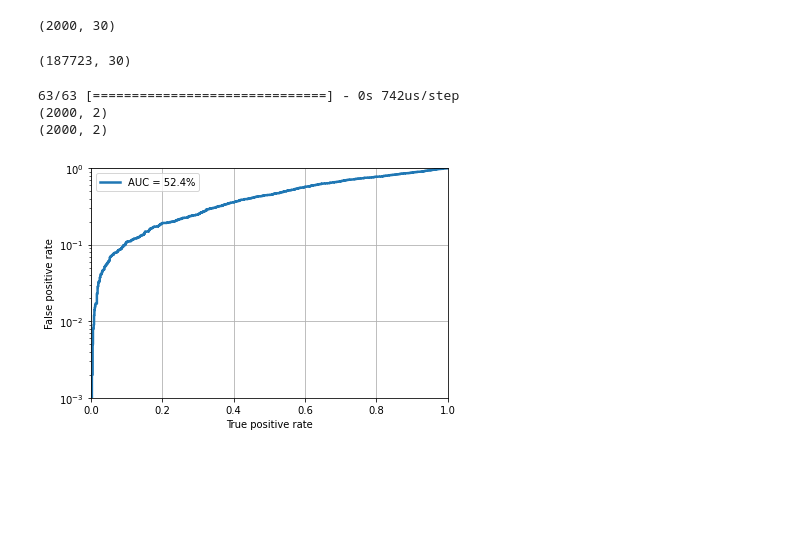
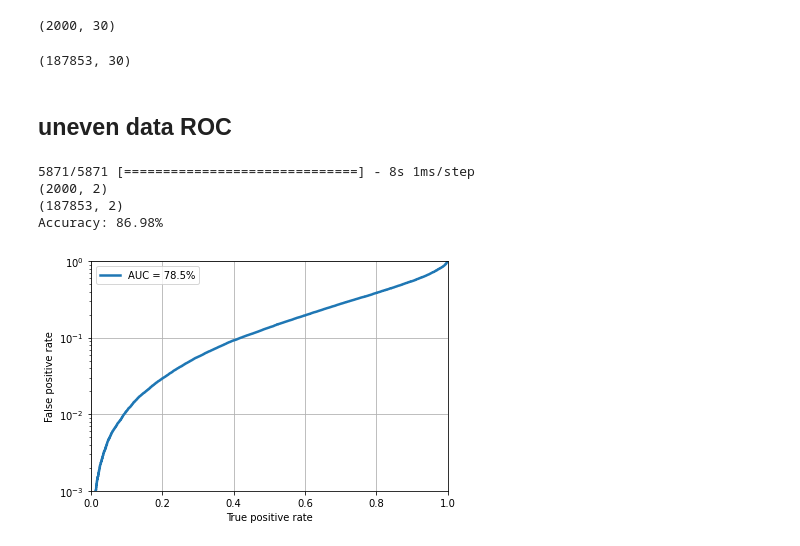
Before and after one commit to Shuyang19/PHYS_139_project, a Jupyter notebook: mlp_keras.ipynb, the cells around one changed output. Cells and saved outputs as stored; diff of their text form; code cells hidden in the pictures; blank space fills up the shorter version.

Commit message:
latest mlp model(with both even and uneven test)

```diff
--- a/mlp_keras.ipynb
+++ b/mlp_keras.ipynb
@@ -317,11 +325,11 @@ None
 # %%
 # define callbacks
-early_stopping = EarlyStopping(monitor='val_loss', patience=10)
+early_stopping = EarlyStopping(monitor='val_loss', patience=20)
 model_checkpoint = ModelCheckpoint('keras_model_best.h5', monitor='val_loss', save_best_only=True)
 callbacks = [early_stopping, model_checkpoint]
 
 # fit keras model
-keras_model.fit(x_samples, label_train_numpy, batch_size=1024,
+keras_model.fit(feature_array, label_array, batch_size=1024,
                 epochs=100, validation_split=0.2, shuffle=False,
                 callbacks = callbacks)
 # %% [output]
@@ -351,9 +365,9 @@ Epoch 11/100
 # %%
 # copy testing file if it doesn't exist
 import os.path
-if not os.path.isfile('/higgs/train/ntuple_merged_40.h5'):
-    !xrdcp root://eospublic.cern.ch//eos/opendata/cms/datascience/HiggsToBBNtupleProducerTool/HiggsToBBNTuple_HiggsToBB_QCD_RunII_13TeV_MC/test/ntuple_merged_0.h5 .
+if not os.path.isfile('/higgs/test/ntuple_merged_5.h5'):
+    !xrdcp root://eospublic.cern.ch//eos/opendata/cms/datascience/HiggsToBBNtupleProducerTool/HiggsToBBNTuple_HiggsToBB_QCD_RunII_13TeV_MC/test/ntuple_merged_1.h5 .
 
 # load testing file
-feature_array_test, label_array_test = get_features_labels('/higgs/train/ntuple_merged_40.h5', remove_mass_pt_window=False)
+feature_array_test, label_array_test = get_features_labels('/higgs/test/ntuple_merged_5.h5', remove_mass_pt_window=False)
 #feature_array, label_array = get_features_labels('ntuple_merged_10.h5', remove_mass_pt_window=False)
@@ -410,35 +426,46 @@ print(random_samples.shape)
 # %%
 print(feature_array_test.shape)
 # %% [output]
-(187723, 30)
+(187853, 30)
+# %% [markdown]
+## uneven data ROC
 # %%
 keras_model.load_weights('keras_model_best.h5')
+from sklearn.metrics import roc_curve, auc, accuracy_score
 
 # run model inference on test data set
-predict_array_test = keras_model.predict(random_samples)
+#predict_array_test = keras_model.predict(random_samples)
+predict_array_test = keras_model.predict(feature_array_test)
 #print(predict_array_test)
 
 print(label_test_numpy.shape)
 print(predict_array_test.shape)
 
 # create ROC curve
-fpr, tpr, threshold = roc_curve(label_test_numpy[:,1], predict_array_test[:,1])
+
+fpr, tpr, threshold = roc_curve(label_array_test[:,1], predict_array_test[:,1])
+
+predicted_classes = (predict_array_test[:, 1] >= 0.5).astype(int)
+accuracy = accuracy_score(label_array_test[:, 1], predicted_classes)
+
+print("Accuracy: {:.2f}%".format(accuracy * 100))
 
 # plot ROC curve
 plt.figure()
 plt.plot(tpr, fpr, lw=2.5, label="AUC = {:.1f}%".format(auc(fpr,tpr)*100))
 plt.xlabel(r'True positive rate')
 plt.ylabel(r'False positive rate')
 plt.semilogy()
 plt.ylim(0.001,1)
 plt.xlim(0,1)
 plt.grid(True)
 plt.legend(loc='upper left')
 plt.tight_layout()
-plt.savefig('ROC.png')
-plt.savefig('ROC.pdf')
+plt.savefig('ROC_normal.png')
+plt.savefig('ROC_normal.pdf')
 # %% [output]
-63/63 [==============================] - 0s 742us/step
+5871/5871 [==============================] - 8s 1ms/step
 (2000, 2)
-(2000, 2)
+(187853, 2)
+Accuracy: 86.98%
-[figure, old version]
+[figure, new version]
```
Also changed, not shown: parts of 15 cells of this notebook.
